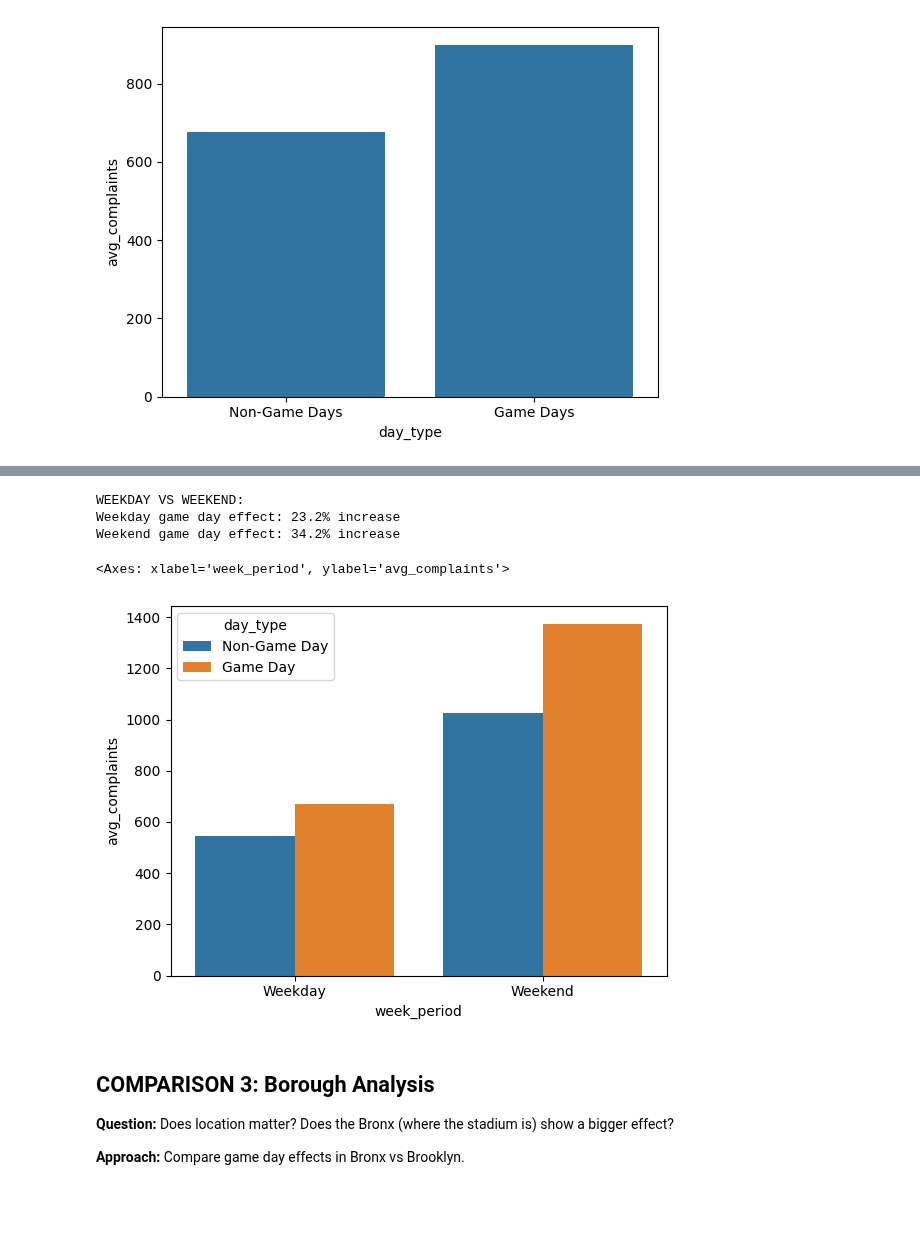
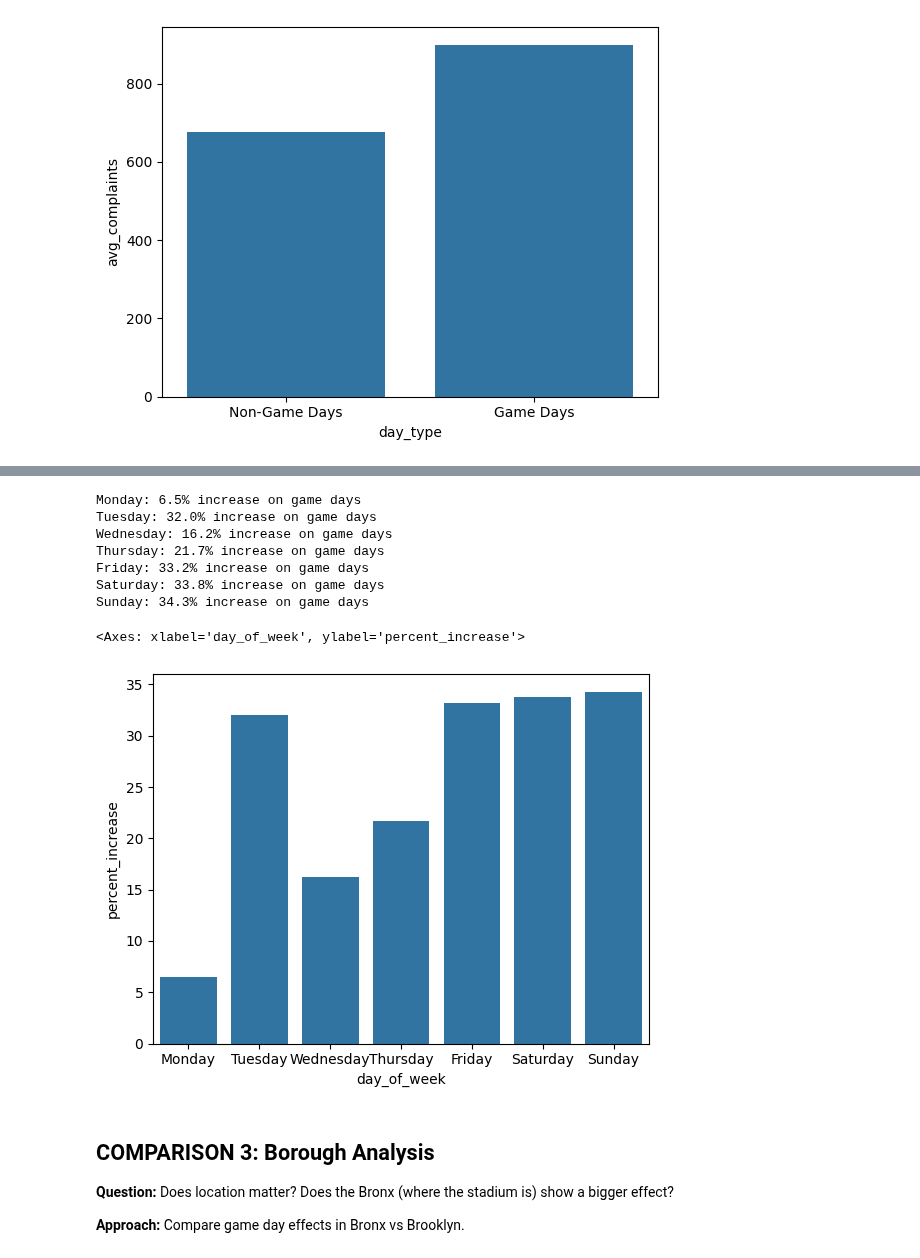
Before and after one commit to zjelveh/zjelveh.github.io, a Jupyter notebook: files/cfc/class_demo_notebook_complete.ipynb, the cells around one changed output, grey strips where cells are left out. Saved outputs shown, nothing was run; the diff lists cells and outputs as text; code cells hidden in the pictures; blank space fills up the shorter version.

```diff
--- a/files/cfc/class_demo_notebook_complete.ipynb
+++ b/files/cfc/class_demo_notebook_complete.ipynb
@@ -159,50 +159,48 @@ sns.barplot(data=avg_by_game_day_plot, x='day_type', y='avg_complaints')
 # %%
-# Count by weekday/weekend and game status
-by_weekend = complaints.groupby(['is_weekend', 'is_game_day']).size().reset_index(name='total_complaints')
+# Count complaints by day of week and game status
+by_day_of_week = complaints.groupby(['day_of_week', 'is_game_day']).size().reset_index(name='total_complaints')
 
-# Count days for each combination (manually count unique dates)
-unique_dates_df = complaints.groupby(['date_str', 'is_game_day', 'is_weekend']).size().reset_index()
-weekend_days_count = unique_dates_df.groupby(['is_weekend', 'is_game_day'])['date_str'].size().reset_index()
-weekend_days_count.columns = ['is_weekend', 'is_game_day', 'num_days']
+# Count unique days for each day of week and game status
+unique_dates_dow = complaints.groupby(['date_str', 'day_of_week', 'is_game_day']).size().reset_index()
+days_count_dow = unique_dates_dow.groupby(['day_of_week', 'is_game_day'])['date_str'].size().reset_index()
+days_count_dow.columns = ['day_of_week', 'is_game_day', 'num_days']
 
 # Calculate averages
-by_weekend_avg = by_weekend.merge(weekend_days_count, on=['is_weekend', 'is_game_day'])
-by_weekend_avg['avg_complaints'] = by_weekend_avg['total_complaints'] / by_weekend_avg['num_days']
+by_day_of_week_avg = by_day_of_week.merge(days_count_dow, on=['day_of_week', 'is_game_day'])
+by_day_of_week_avg['avg_complaints'] = by_day_of_week_avg['total_complaints'] / by_day_of_week_avg['num_days']
 
-# Calculate percent increases
-# Extract single value: .values[0] gets the first (and only) value from filtered result
-weekday_non_game = by_weekend_avg[(by_weekend_avg['is_weekend'] == False) &
-                                   (by_weekend_avg['is_game_day'] == False)]['avg_complaints'].values[0]
-weekday_game = by_weekend_avg[(by_weekend_avg['is_weekend'] == False) &
-                               (by_weekend_avg['is_game_day'] == True)]['avg_complaints'].values[0]
-weekend_non_game = by_weekend_avg[(by_weekend_avg['is_weekend'] == True) &
-                                   (by_weekend_avg['is_game_day'] == False)]['avg_complaints'].values[0]
-weekend_game = by_weekend_avg[(by_weekend_avg['is_weekend'] == True) &
-                               (by_weekend_avg['is_game_day'] == True)]['avg_complaints'].values[0]
+# Calculate percent increase for each day of week
+percent_increases = []
+for day in ['Monday', 'Tuesday', 'Wednesday', 'Thursday', 'Friday', 'Saturday', 'Sunday']:
+    day_data = by_day_of_week_avg[by_day_of_week_avg['day_of_week'] == day]
 
-weekday_pct = ((weekday_game - weekday_non_game) / weekday_non_game) * 100
-weekend_pct = ((weekend_game - weekend_non_game) / weekend_non_game) * 100
+    # Extract single value: .values[0] gets the first (and only) value from filtered result
+    non_game_avg = day_data[day_data['is_game_day'] == False]['avg_complaints'].values[0]
+    game_avg = day_data[day_data['is_game_day'] == True]['avg_complaints'].values[0]
 
-print(f"WEEKDAY VS WEEKEND:")
-print(f"Weekday game day effect: {weekday_pct:.1f}% increase")
-print(f"Weekend game day effect: {weekend_pct:.1f}% increase")
+    pct_increase = ((game_avg - non_game_avg) / non_game_avg) * 100
+    percent_increases.append({'day_of_week': day, 'percent_increase': pct_increase})
+
+    print(f"{day}: {pct_increase:.1f}% increase on game days")
+
+# Create DataFrame for plotting
+pct_inc_df = pd.DataFrame(percent_increases)
 # %% [output]
-WEEKDAY VS WEEKEND:
-Weekday game day effect: 23.2% increase
-Weekend game day effect: 34.2% increase
+Monday: 6.5% increase on game days
+Tuesday: 32.0% increase on game days
+Wednesday: 16.2% increase on game days
+Thursday: 21.7% increase on game days
+Friday: 33.2% increase on game days
+Saturday: 33.8% increase on game days
+Sunday: 34.3% increase on game days
-# %%
-# Create weekday/weekend comparison chart (Results shown in Slide 8)
-# Create columns using conditional logic instead of map
-by_weekend_avg['day_type'] = 'Non-Game Day'
-by_weekend_avg.loc[by_weekend_avg['is_game_day'] == True, 'day_type'] = 'Game Day'
-
-by_weekend_avg['week_period'] = 'Weekday'
-by_weekend_avg.loc[by_weekend_avg['is_weekend'] == True, 'week_period'] = 'Weekend'
-
-sns.barplot(data=by_weekend_avg, x='week_period', y='avg_complaints', hue='day_type')
-# %% [output]
-<Axes: xlabel='week_period', ylabel='avg_complaints'>
-[figure, removed]
+# %%
+# Create day of week comparison chart (Results shown in Slide 8)
+# X-axis: Day of week, Y-axis: Percent increase
+sns.barplot(data=pct_inc_df, x='day_of_week', y='percent_increase',
+            order=['Monday', 'Tuesday', 'Wednesday', 'Thursday', 'Friday', 'Saturday', 'Sunday'])
+# %% [output]
+<Axes: xlabel='day_of_week', ylabel='percent_increase'>
+[figure, added]
 # %% [markdown]
 ## COMPARISON 3: Borough Analysis
 
```
Also changed, not shown: parts of 2 cells of this notebook.
